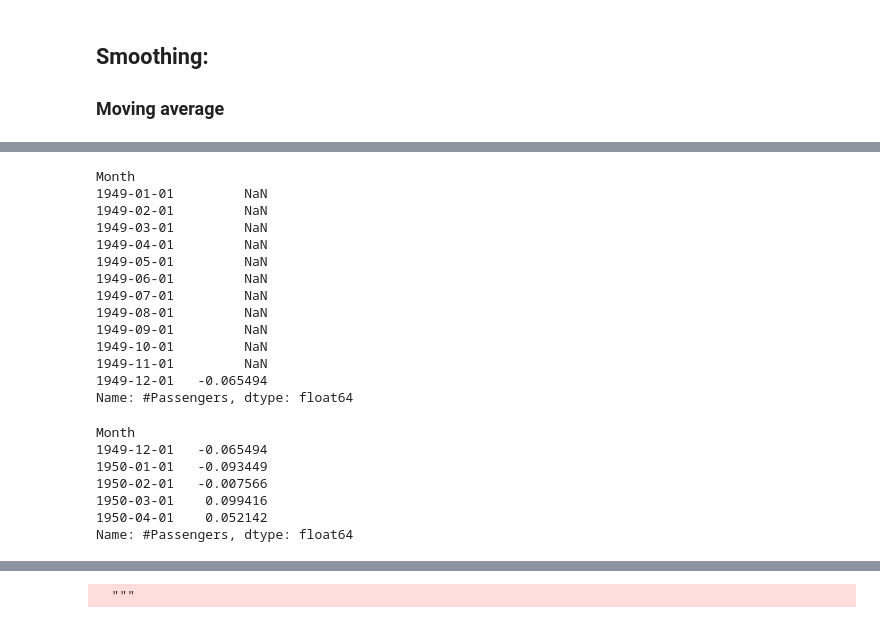
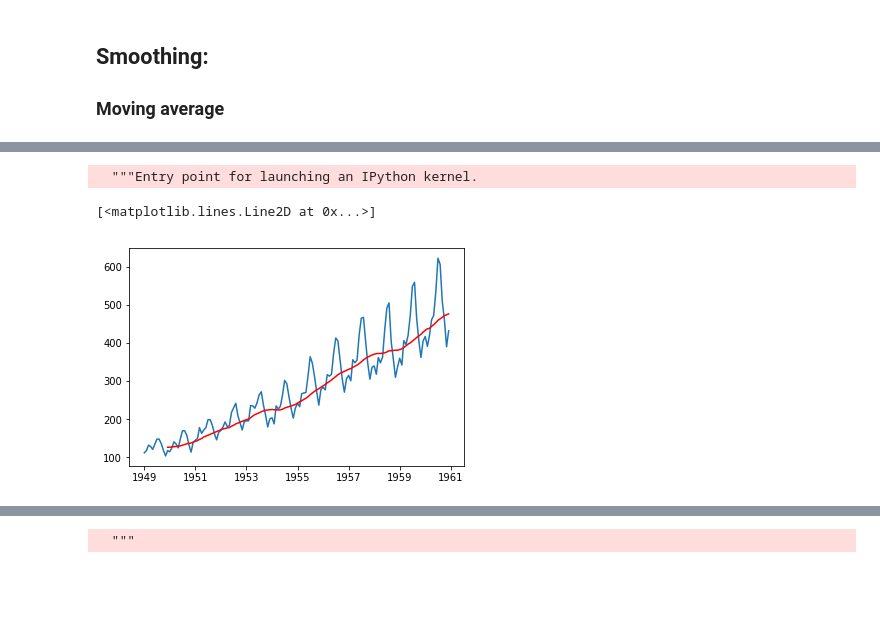
Before and after one commit to aphaea/Analytics_Vidhya, a Jupyter notebook: Articles/Time_Series_Analysis/Time_Series_AirPassenger.ipynb, the cells around one changed output, grey strips where cells are left out. Drawn from its saved outputs; the diff is of its cells as text; code cells hidden in the pictures; blank space fills up the shorter version.

```diff
--- a/Articles/Time_Series_Analysis/Time_Series_AirPassenger.ipynb
+++ b/Articles/Time_Series_Analysis/Time_Series_AirPassenger.ipynb
@@ -202,30 +207,9 @@ plt.plot(moving_avg, color='red')
 [figure]
-# %%
-ts_log_moving_avg_diff = ts_log - moving_avg
-ts_log_moving_avg_diff.head(12)
-# %% [output]
-Month
-1949-01-01         NaN
-1949-02-01         NaN
-1949-03-01         NaN
-1949-04-01         NaN
-1949-05-01         NaN
-1949-06-01         NaN
-1949-07-01         NaN
-1949-08-01         NaN
-1949-09-01         NaN
-1949-10-01         NaN
-1949-11-01         NaN
-1949-12-01   -0.065494
-Name: #Passengers, dtype: float64
-# %%
-ts_log_moving_avg_diff.dropna(inplace=True)
-ts_log_moving_avg_diff.head()
-# %% [output]
-Month
-1949-12-01   -0.065494
-1950-01-01   -0.093449
-1950-02-01   -0.007566
-1950-03-01    0.099416
-1950-04-01    0.052142
-Name: #Passengers, dtype: float64
+# %%
+moving_avg_no_trans = pd.rolling_mean(ts,12)
+plt.plot(ts)
+plt.plot(moving_avg_no_trans, color='red')
+# %% [output]
+  """Entry point for launching an IPython kernel.
+[<matplotlib.lines.Line2D at 0x...>]
+[figure, added]
```
Also changed, not shown: parts of 11 cells of this notebook.
